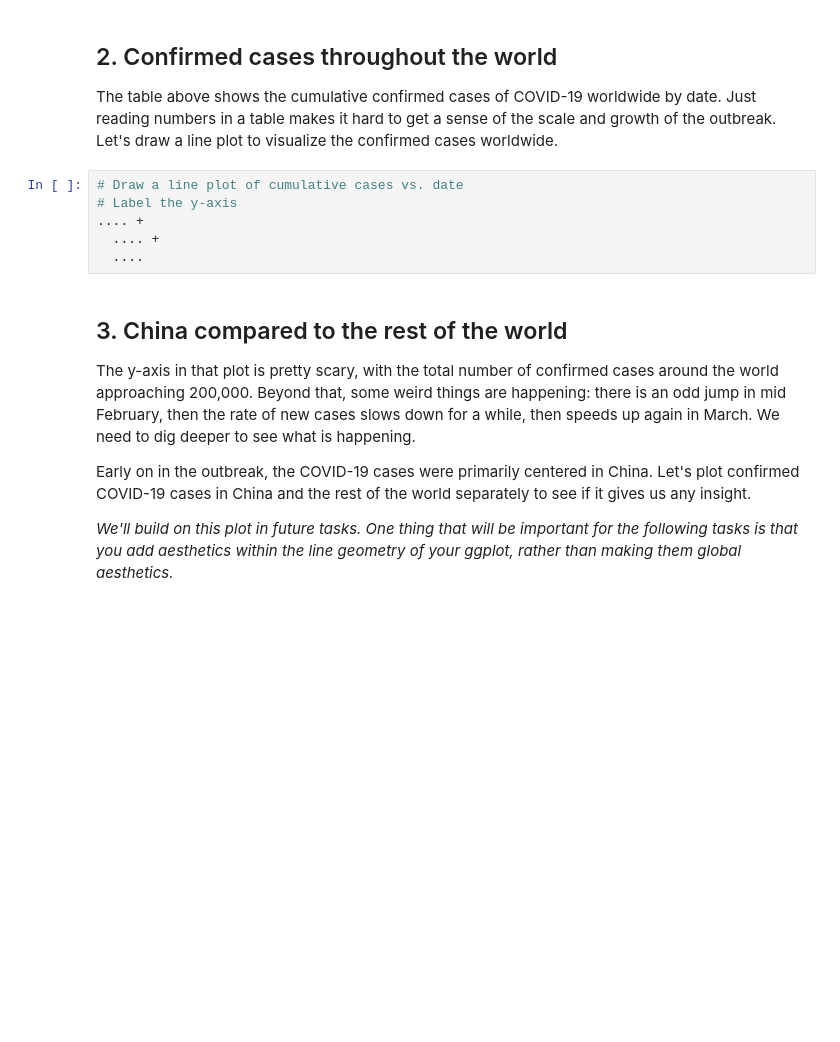
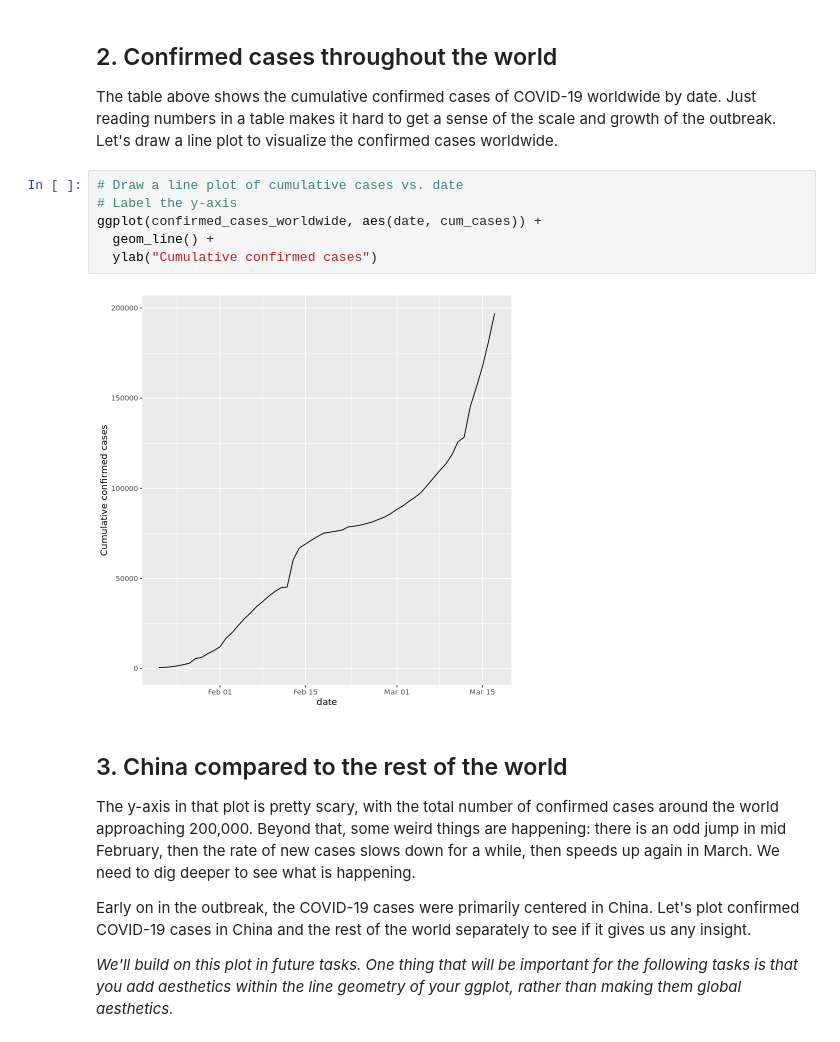
Before and after one commit to printfCRLF/pp, a Jupyter notebook: projects/visualizing_covid-19/notebook.ipynb, the cells around one changed output. Saved outputs shown, nothing was run; the diff lists cells and outputs as text; blank space fills up the shorter version.

```diff
--- a/projects/visualizing_covid-19/notebook.ipynb
+++ b/projects/visualizing_covid-19/notebook.ipynb
@@ -62,9 +48,11 @@ A spec_tbl_df: 56 × 2
 # %%
 # Draw a line plot of cumulative cases vs. date
 # Label the y-axis
-.... +
-  .... +
-  ....
+ggplot(confirmed_cases_worldwide, aes(date, cum_cases)) +
+  geom_line() +
+  ylab("Cumulative confirmed cases")
+# %% [output]
+[figure, added]
 # %% [markdown]
 ## 3. China compared to the rest of the world
 <p>The y-axis in that plot is pretty scary, with the total number of confirmed cases around the world approaching 200,000. Beyond that, some weird things are happening: there is an odd jump in mid February, then the rate of new cases slows down for a while, then speeds up again in March. We need to dig deeper to see what is happening.</p>
```
Also changed, not shown: parts of 4 cells of this notebook.
